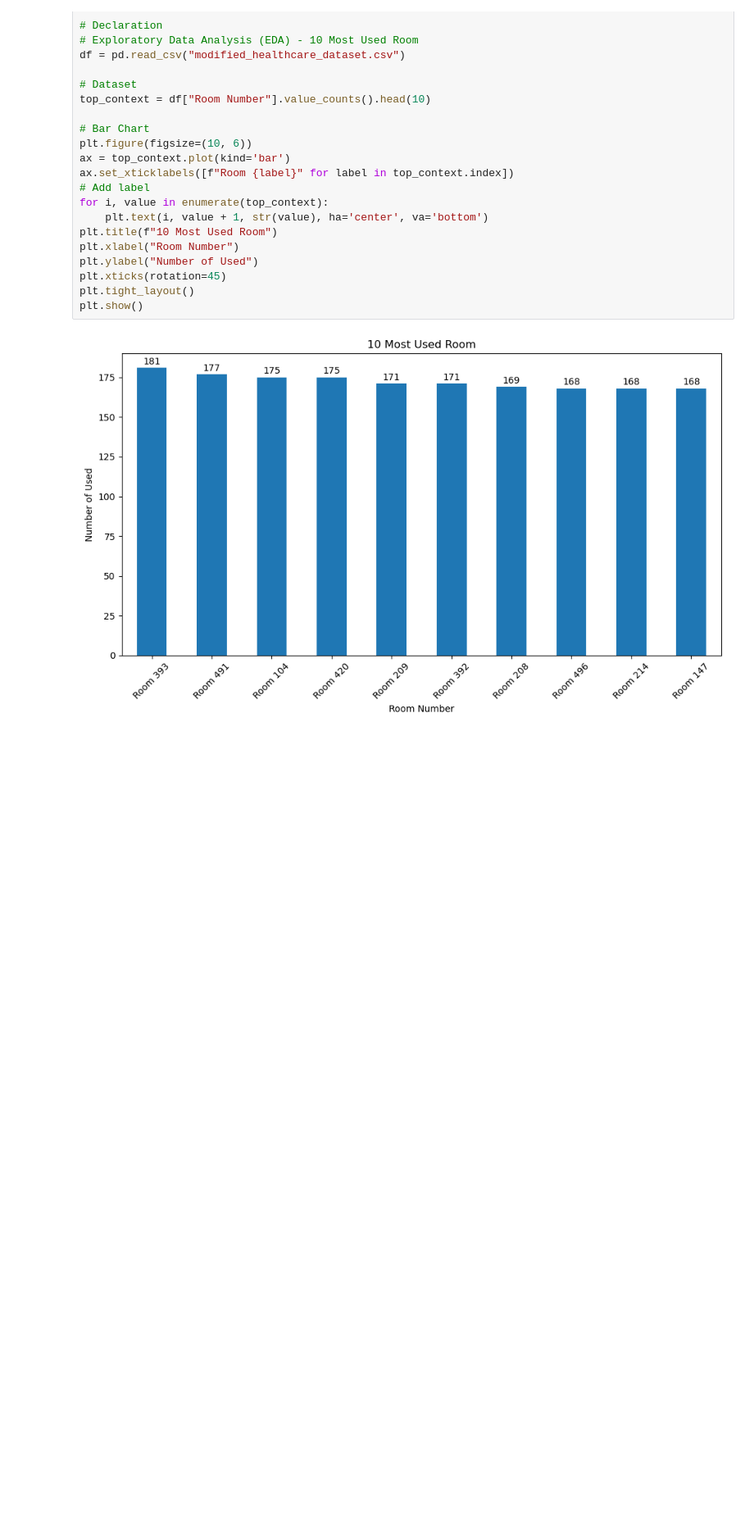
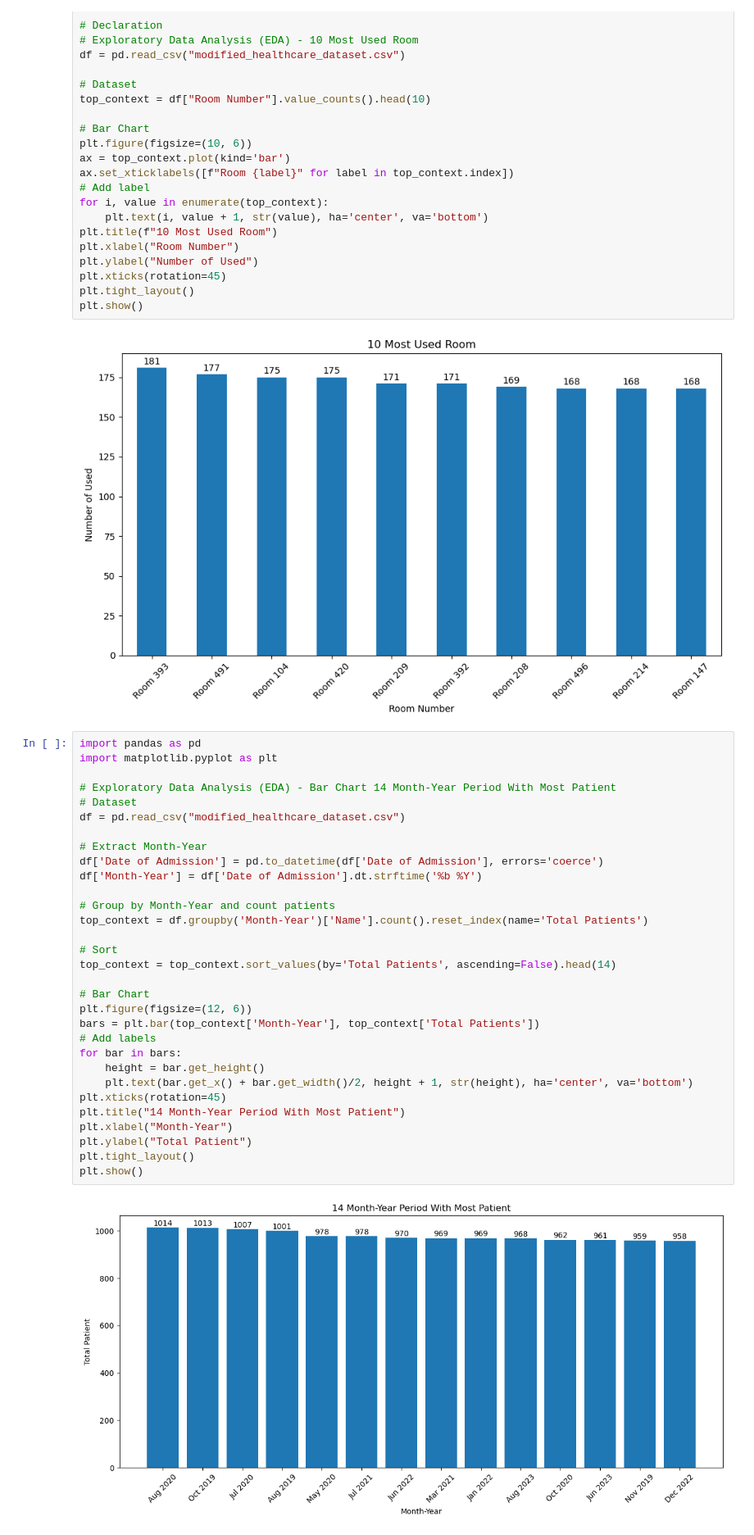
Before and after one commit to FlazeFy2/DS-Healthcare_Dataset, a Jupyter notebook: exploratory data analysis-bar.ipynb, the cells around one changed output. Shown: that part at 82% size. Drawn from its saved outputs; the diff is of its cells as text; blank space fills up the shorter version.

Commit message:
[DS] Exploratory Data Analysis (EDA) - Bar Chart 14 Month-Year Period With Most Patient

```diff
--- a/exploratory data analysis-bar.ipynb
+++ b/exploratory data analysis-bar.ipynb
@@ -163,3 +163,36 @@ plt.tight_layout()
 plt.show()
 # %% [output]
 [figure]
+# %%
+import pandas as pd
+import matplotlib.pyplot as plt
+
+# Exploratory Data Analysis (EDA) - Bar Chart 14 Month-Year Period With Most Patient
+# Dataset
+df = pd.read_csv("modified_healthcare_dataset.csv")
+
+# Extract Month-Year
+df['Date of Admission'] = pd.to_datetime(df['Date of Admission'], errors='coerce')
+df['Month-Year'] = df['Date of Admission'].dt.strftime('%b %Y')
+
+# Group by Month-Year and count patients
+top_context = df.groupby('Month-Year')['Name'].count().reset_index(name='Total Patients')
+
+# Sort
+top_context = top_context.sort_values(by='Total Patients', ascending=False).head(14)
+
+# Bar Chart
+plt.figure(figsize=(12, 6))
+bars = plt.bar(top_context['Month-Year'], top_context['Total Patients'])
+# Add labels
+for bar in bars:
+    height = bar.get_height()
+    plt.text(bar.get_x() + bar.get_width()/2, height + 1, str(height), ha='center', va='bottom')
+plt.xticks(rotation=45)
+plt.title("14 Month-Year Period With Most Patient")
+plt.xlabel("Month-Year")
+plt.ylabel("Total Patient")
+plt.tight_layout()
+plt.show()
+# %% [output]
+[figure, added]
```
Also changed, not shown: 1 other file.
